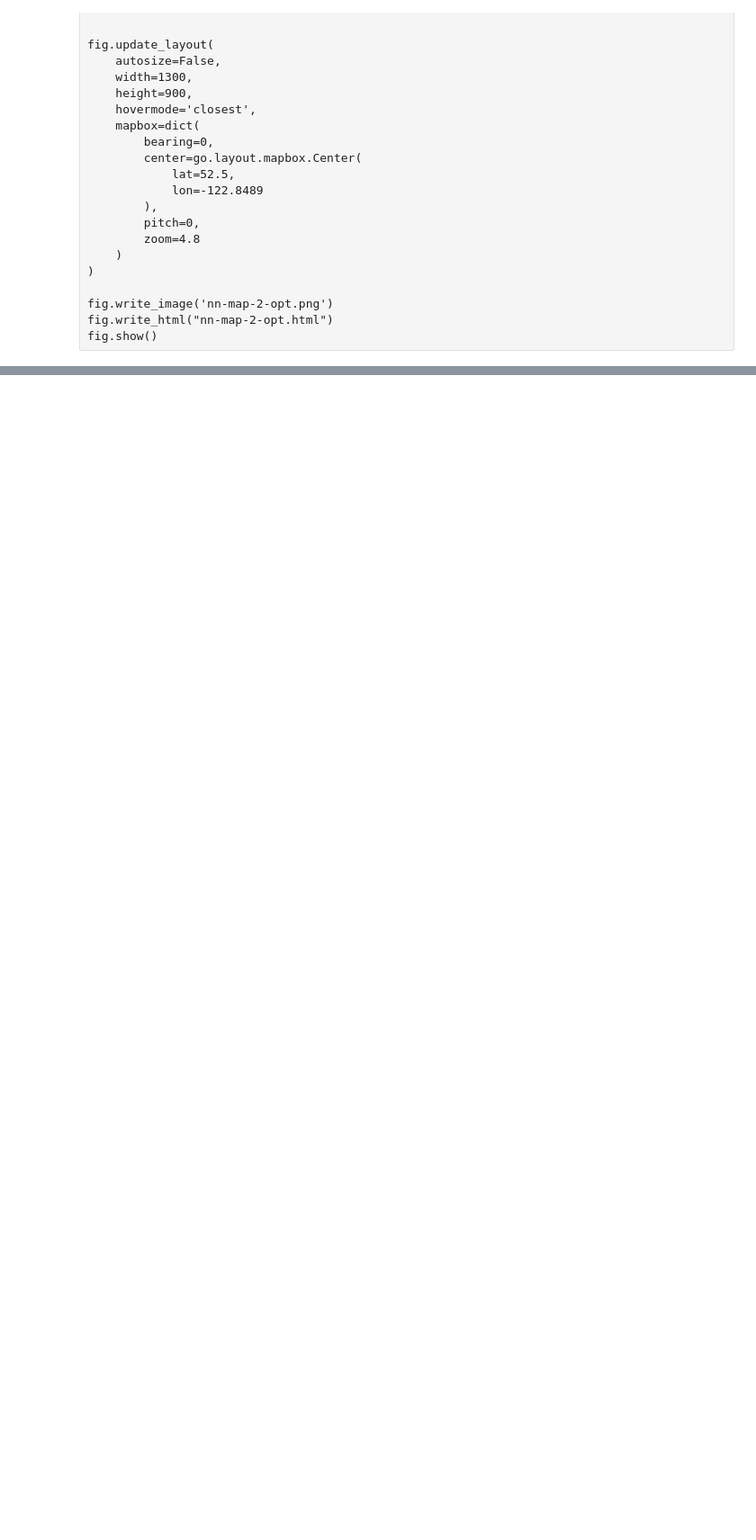
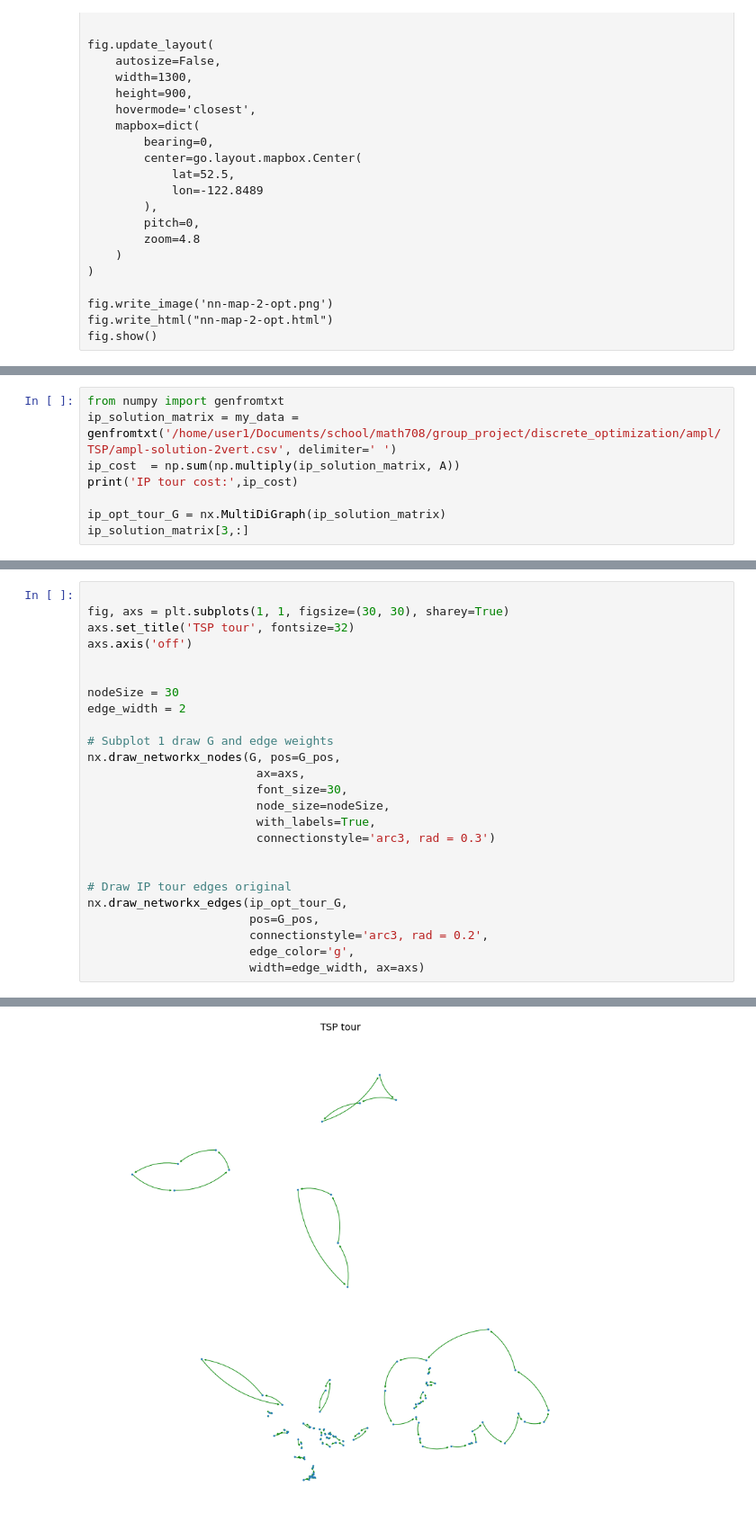
Before and after one commit to lostdevfound/discrete_optimization, a Jupyter notebook: notebooks/TSP-algs.ipynb, the cells around one changed output, grey strips where cells are left out. Shown: that part at 90% size. Cells and saved outputs as stored; diff of their text form; blank space fills up the shorter version.

Commit message:
ampl for tsp and all datasets with solutions added

```diff
--- a/notebooks/TSP-algs.ipynb
+++ b/notebooks/TSP-algs.ipynb
@@ -505,0 +509,8 @@ fig.show()
+# %%
+from numpy import genfromtxt
+ip_solution_matrix = my_data = genfromtxt('/home/user1/Documents/school/math708/group_project/discrete_optimization/ampl/TSP/ampl-solution-2vert.csv', delimiter=' ')
+ip_cost  = np.sum(np.multiply(ip_solution_matrix, A))
+print('IP tour cost:',ip_cost)
+
+ip_opt_tour_G = nx.MultiDiGraph(ip_solution_matrix)
+ip_solution_matrix[3,:]
@@ -505,0 +525,26 @@ fig.show()
+# %%
+
+fig, axs = plt.subplots(1, 1, figsize=(30, 30), sharey=True)
+axs.set_title('TSP tour', fontsize=32)
+axs.axis('off')
+
+
+nodeSize = 30
+edge_width = 2
+
+# Subplot 1 draw G and edge weights
+nx.draw_networkx_nodes(G, pos=G_pos,
+                        ax=axs,
+                        font_size=30,
+                        node_size=nodeSize,
+                        with_labels=True,
+                        connectionstyle='arc3, rad = 0.3')
+
+
+# Draw IP tour edges original
+nx.draw_networkx_edges(ip_opt_tour_G,
+                       pos=G_pos,
+                       connectionstyle='arc3, rad = 0.2',
+                       edge_color='g',
+                       width=edge_width, ax=axs)
+# %% [output]
@@ -505,0 +568 @@ fig.show()
+[figure, added]
```
Also changed, not shown: parts of 4 cells of this notebook, 7 other files.
